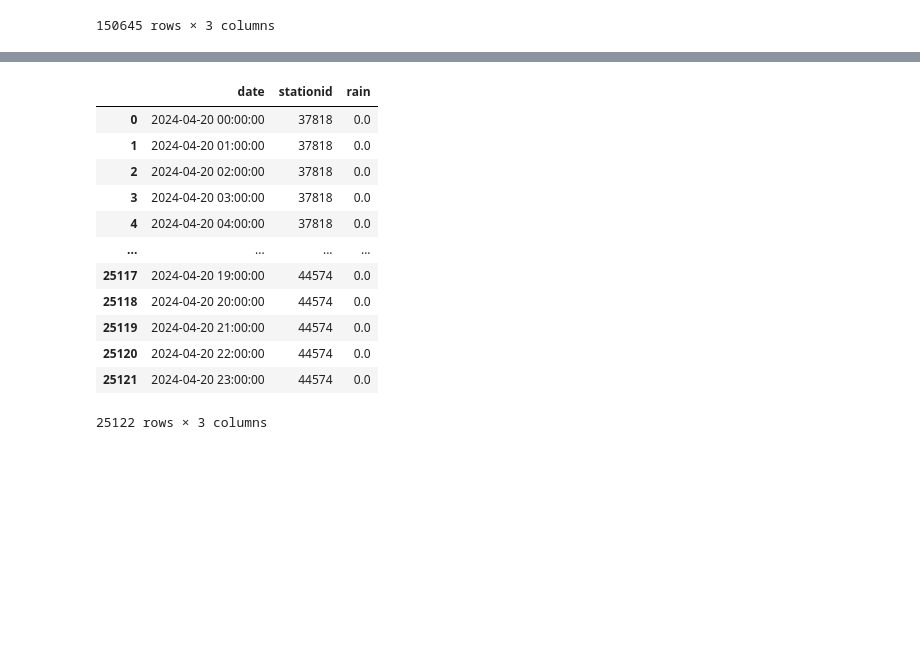
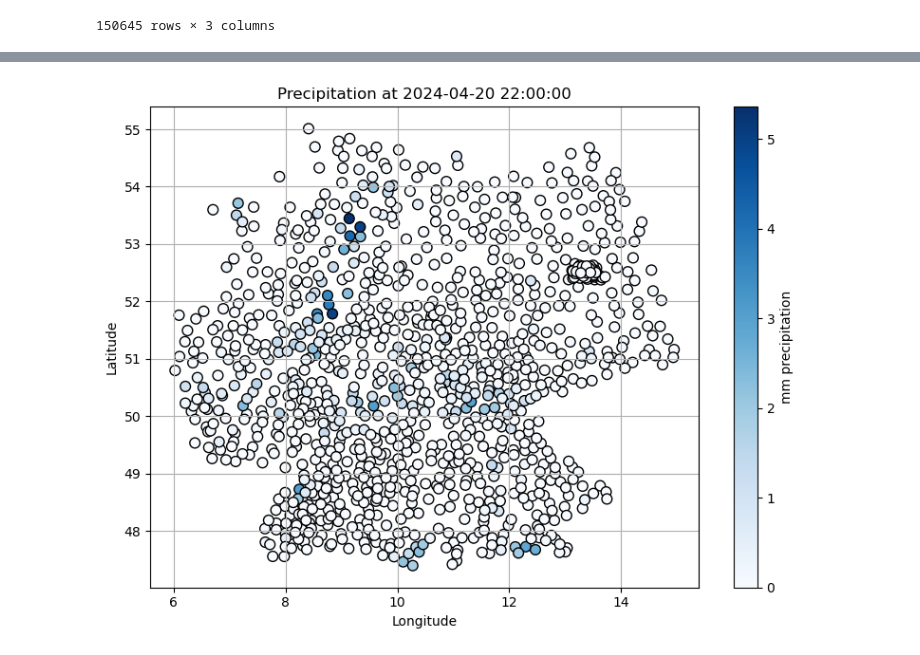
Before and after one commit to mak8427/data_visualization, a Jupyter notebook: excercises/problem-sheet-03/ex 3.ipynb, the cells around one changed output, grey strips where cells are left out. Saved outputs shown, nothing was run; the diff lists cells and outputs as text; code cells hidden in the pictures; blank space fills up the shorter version.

```diff
--- a/excercises/problem-sheet-03/ex 3.ipynb
+++ b/excercises/problem-sheet-03/ex 3.ipynb
@@ -90,7 +92,3 @@ df_10m
 | 150989 | 7429 | 2024-04-20 23:40:00 | 0.0 |
 | 150990 | 7429 | 2024-04-20 23:50:00 | 0.0 |
 150645 rows × 3 columns
-# %%
-stations = df_10m.stationid.unique()
-print(stations)
-dfs = {station : df_10m.loc[df_10m.stationid == station ].resample('h',on='date').sum() for station in stations}
@@ -102,17 +94,0 @@ dfs = {station : df_10m.loc[df_10m.stationid == station ].resample('h',on='date'
-# %%
-df_10m_agg = pd.concat(dfs).reset_index().drop('level_0', axis =1)
-df_10m_agg
-# %% [output]
-|  | date | stationid | rain |
-| 0 | 2024-04-20 00:00:00 | 37818 | 0.0 |
-| 1 | 2024-04-20 01:00:00 | 37818 | 0.0 |
-| 2 | 2024-04-20 02:00:00 | 37818 | 0.0 |
-| 3 | 2024-04-20 03:00:00 | 37818 | 0.0 |
-| 4 | 2024-04-20 04:00:00 | 37818 | 0.0 |
-| ... | ... | ... | ... |
-| 25117 | 2024-04-20 19:00:00 | 44574 | 0.0 |
-| 25118 | 2024-04-20 20:00:00 | 44574 | 0.0 |
-| 25119 | 2024-04-20 21:00:00 | 44574 | 0.0 |
-| 25120 | 2024-04-20 22:00:00 | 44574 | 0.0 |
-| 25121 | 2024-04-20 23:00:00 | 44574 | 0.0 |
-25122 rows × 3 columns
@@ -118,0 +131,30 @@ df_10m_agg
+# %%
+def plot_hour(ts, cmap="Blues"):
+    """
+    Scatterplot: all stations at the chosen hour.
+    Colour = precipitation (mm).
+    """
+    hour   = pd.to_datetime(ts).floor("h")
+    subset = hourly[hourly["date"] == hour]
+
+
+    fig, ax = plt.subplots(figsize=(8, 6))
+    sc = ax.scatter(
+        subset["geoLaenge"],
+        subset["geoBreite"],
+        c=subset["rain"],
+        cmap=cmap,
+        s=60,
+        edgecolor="k"
+    )
+    cb = fig.colorbar(sc, ax=ax)
+    cb.set_label("mm precipitation")
+    ax.set_title(f"Precipitation at {hour}")
+    ax.set_xlabel("Longitude")
+    ax.set_ylabel("Latitude")
+    ax.grid(True)
+    plt.tight_layout()
+    plt.show()
+plot_hour("2024-04-20 22:00")
+# %% [output]
+[figure, added]
```
Also changed, not shown: parts of 6 cells of this notebook.
